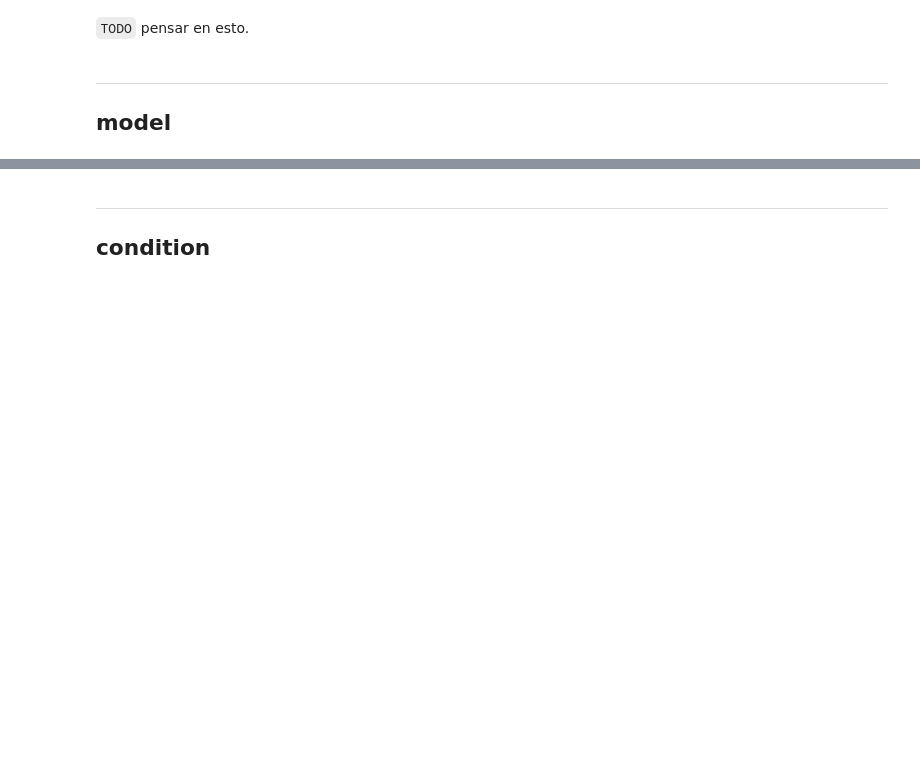
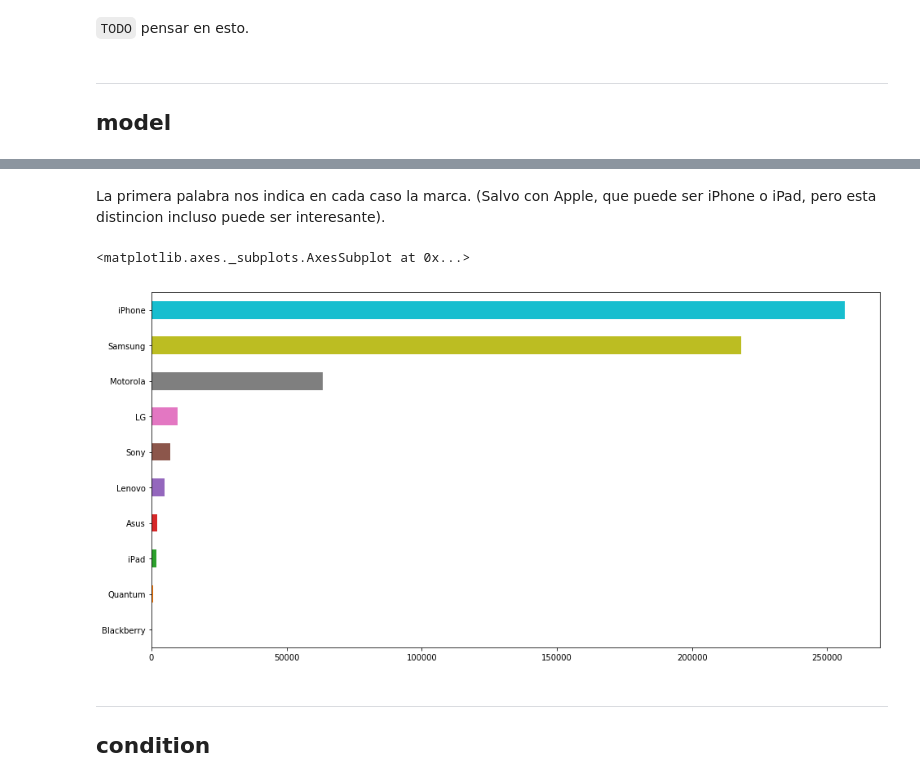
Before and after one commit to rozanecm/7506_OrganizacionDeDatos_TP1, a Jupyter notebook: tp1.ipynb, the cells around one changed output, grey strips where cells are left out. Drawn from its saved outputs; the diff is of its cells as text; code cells hidden in the pictures; blank space fills up the shorter version.

```diff
--- a/tp1.ipynb
+++ b/tp1.ipynb
@@ -153,3 +626,10 @@ df['model'].head()
+# %% [markdown]
+La primera palabra nos indica en cada caso la marca. (Salvo con Apple, que puede ser iPhone o iPad, pero esta distincion incluso puede ser interesante).
+# %%
+df.model.apply(lambda x: str(x).split()[0]).value_counts(ascending=True)[:-1].plot(kind='barh', figsize=(16,8))
+# %% [output]
+<matplotlib.axes._subplots.AxesSubplot at 0x...>
+[figure, added]
 # %% [markdown]
 ***
 ## condition
```
Also changed, not shown: parts of 113 cells of this notebook.
